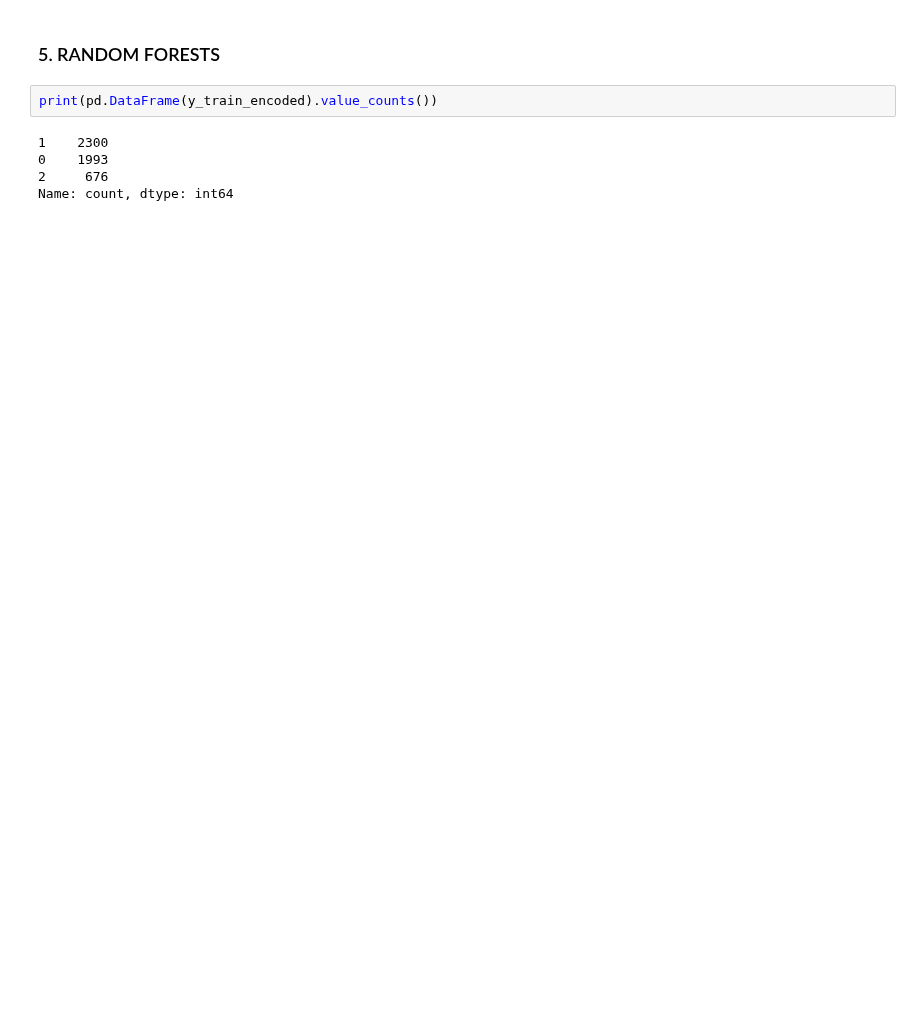
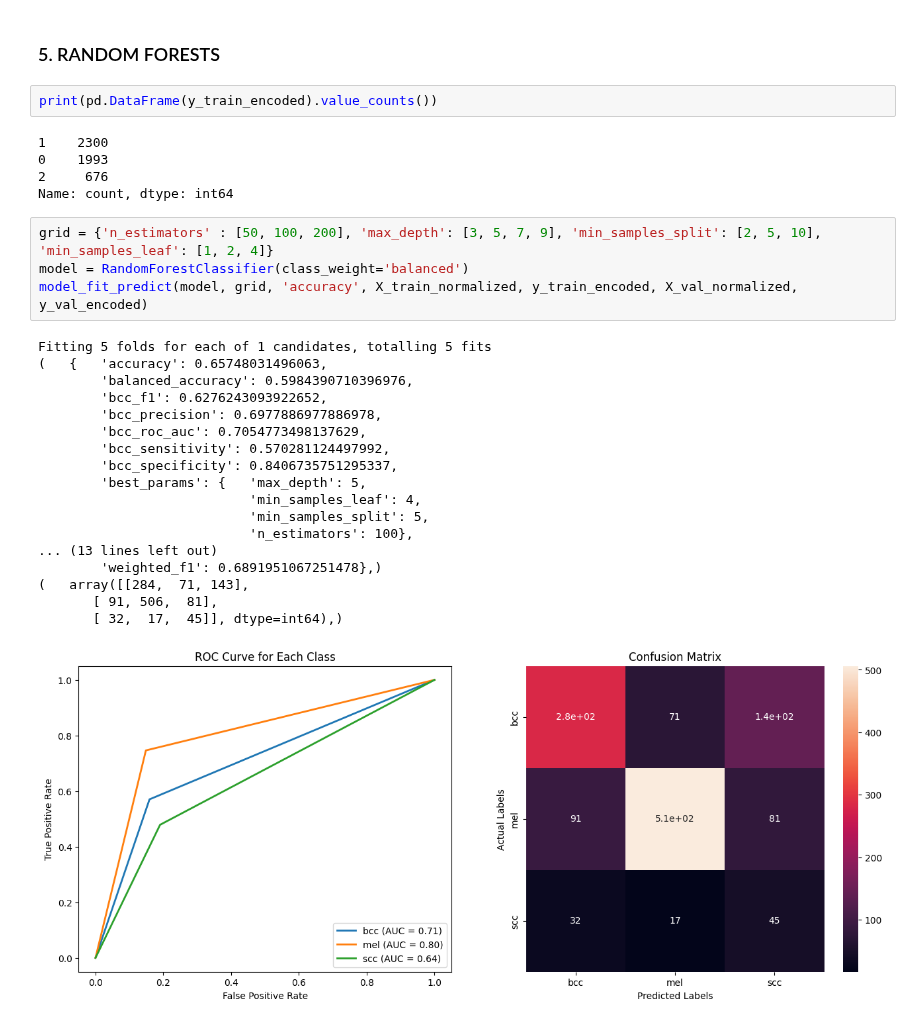
Before and after one commit to lui-alvarez/Melanoma-classification-using-machine-learning, a Jupyter notebook: notebooks/challenge2_multiclass.ipynb, the cells around one changed output. Cells and saved outputs as stored; diff of their text form; blank space fills up the shorter version.

```diff
--- a/notebooks/challenge2_multiclass.ipynb
+++ b/notebooks/challenge2_multiclass.ipynb
@@ -625,3 +658,26 @@ print(pd.DataFrame(y_train_encoded).value_counts())
 0    1993
 2     676
 Name: count, dtype: int64
+# %%
+grid = {'n_estimators' : [50, 100, 200], 'max_depth': [3, 5, 7, 9], 'min_samples_split': [2, 5, 10], 'min_samples_leaf': [1, 2, 4]}
+model = RandomForestClassifier(class_weight='balanced')
+model_fit_predict(model, grid, 'accuracy', X_train_normalized, y_train_encoded, X_val_normalized, y_val_encoded)
+# %% [output]
+Fitting 5 folds for each of 1 candidates, totalling 5 fits
+(   {   'accuracy': 0.65748031496063,
+        'balanced_accuracy': 0.5984390710396976,
+        'bcc_f1': 0.6276243093922652,
+        'bcc_precision': 0.6977886977886978,
+        'bcc_roc_auc': 0.7054773498137629,
+        'bcc_sensitivity': 0.570281124497992,
+        'bcc_specificity': 0.8406735751295337,
+        'best_params': {   'max_depth': 5,
+                           'min_samples_leaf': 4,
+                           'min_samples_split': 5,
+                           'n_estimators': 100},
+... (13 lines left out)
+        'weighted_f1': 0.6891951067251478},)
+(   array([[284,  71, 143],
+       [ 91, 506,  81],
+       [ 32,  17,  45]], dtype=int64),)
+[figure, added]
```
Also changed, not shown: parts of 19 cells of this notebook.
